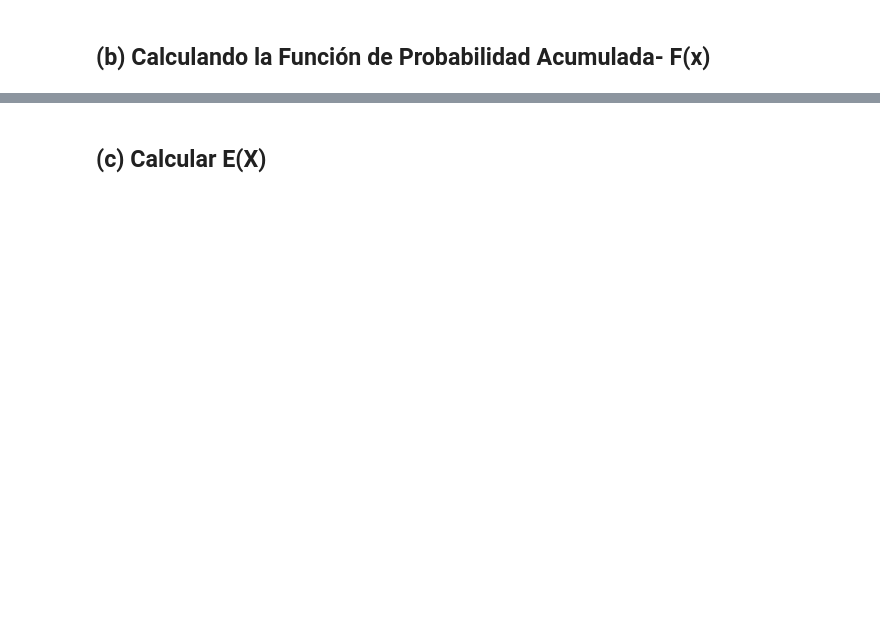
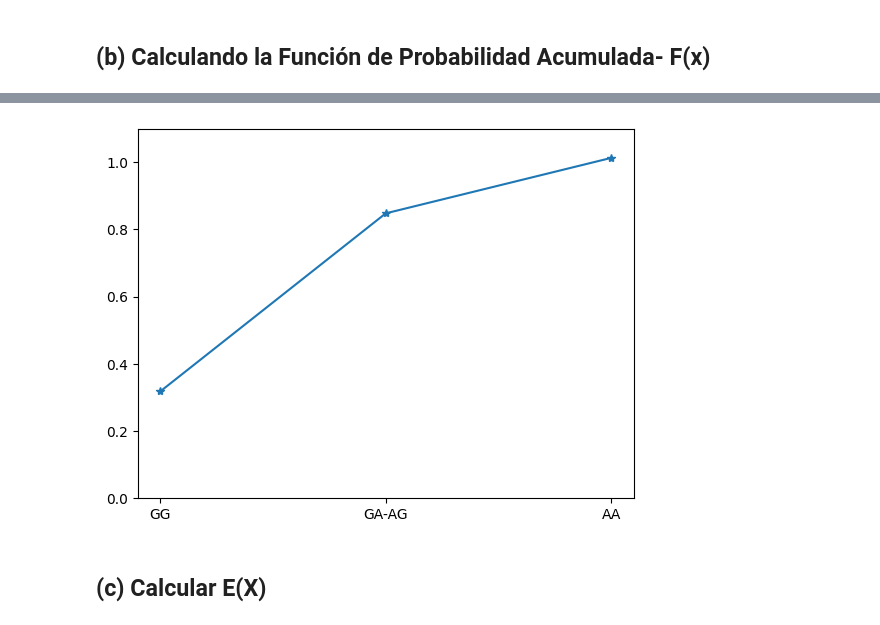
Before and after one commit to Ricardomanuel1/Maestr-a_Ciencia_de_Datos, a Jupyter notebook: III. Matematica_Ciencia_Datos/5_Variables_Aleatórias.ipynb, the cells around one changed output, grey strips where cells are left out. Drawn from its saved outputs; the diff is of its cells as text; code cells hidden in the pictures; blank space fills up the shorter version.

```diff
--- a/III. Matematica_Ciencia_Datos/5_Variables_Aleatórias.ipynb
+++ b/III. Matematica_Ciencia_Datos/5_Variables_Aleatórias.ipynb
@@ -189,2 +215,9 @@ Una urna contiene 5 bolas azules y 7 grises. Digamos que se eligen 2 al azar, un
 # %% [markdown]
 ## (b) Calculando la Función de Probabilidad Acumulada- F(x)
+# %%
+df=pd.DataFrame()
+df['x']=X
+df['f(x)']=P
+df['F(x)']=np.cumsum(df['f(x)'])
+df.set_index('x',inplace=True)
+df
@@ -191,2 +230,8 @@ Una urna contiene 5 bolas azules y 7 grises. Digamos que se eligen 2 al azar, un
+# %%
+plt.plot(df['F(x)'],marker='*')
+plt.ylim(0,1.1)
+plt.show()
+# %% [output]
+[figure, added]
 # %% [markdown]
 ## (c) Calcular E(X)
```
Also changed, not shown: parts of 10 cells of this notebook.
